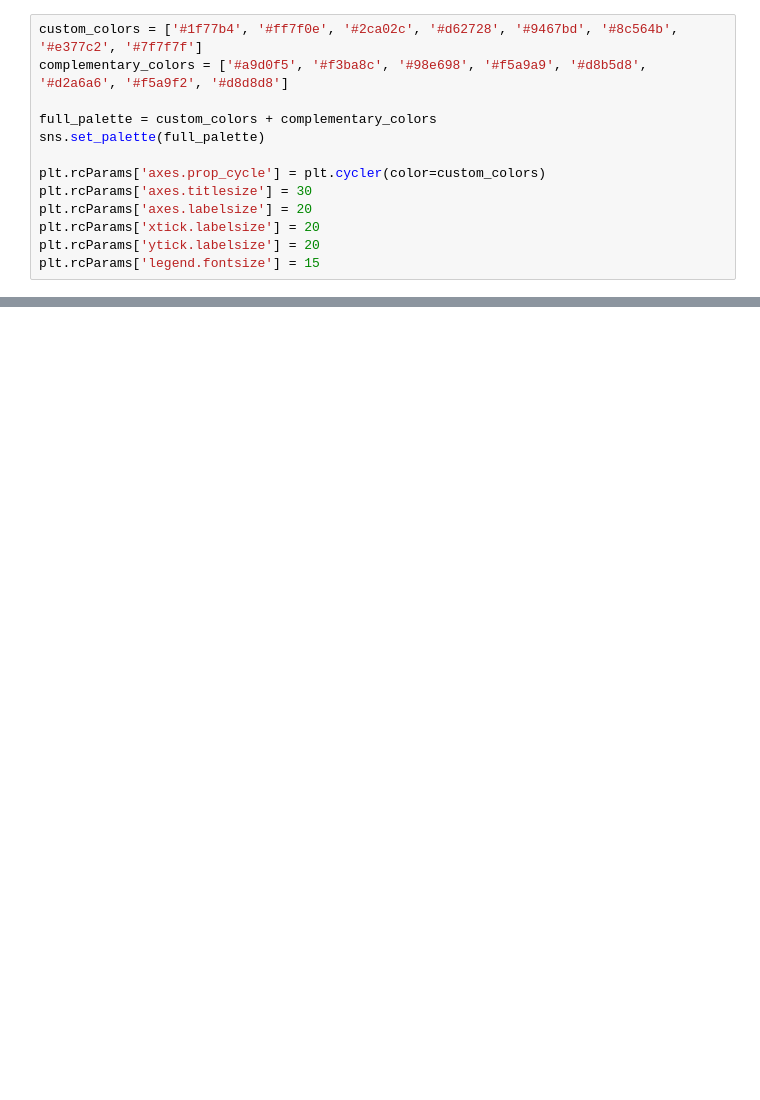
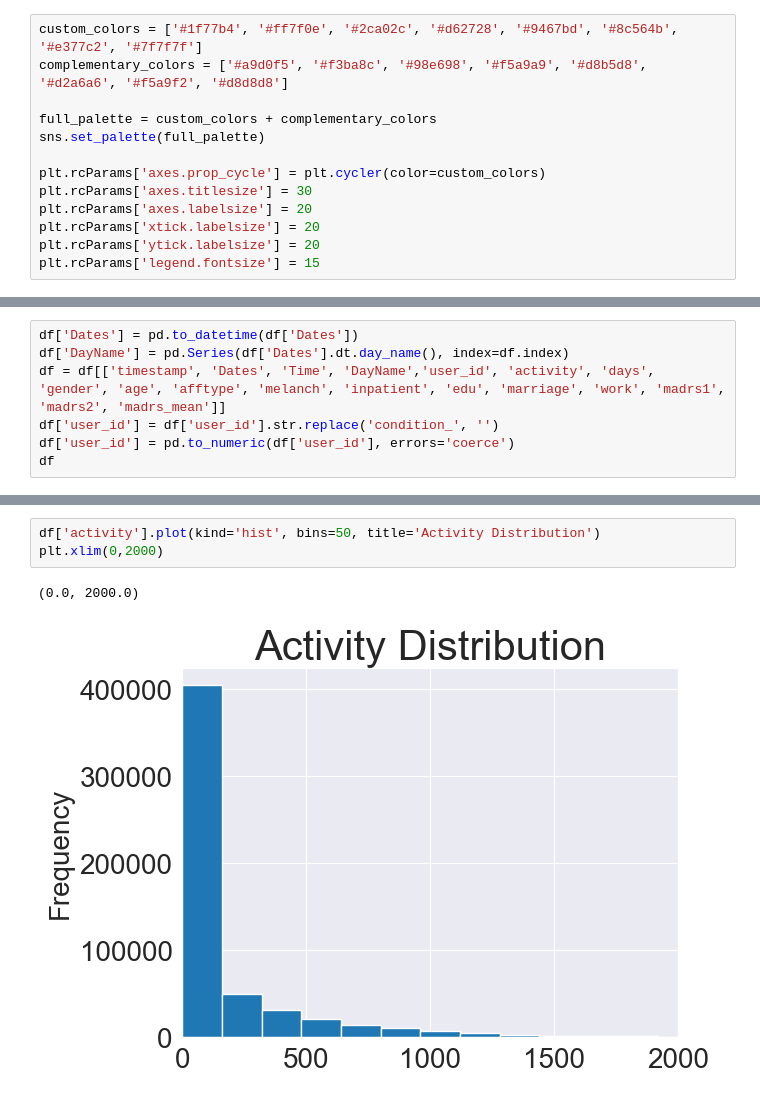
Before and after one commit to kcristinaa/-un-fairness-evaluation, a Jupyter notebook: notebooks_data_exploration/depresjon_new_features.ipynb, the cells around one changed output, grey strips where cells are left out. Cells and saved outputs as stored; diff of their text form; blank space fills up the shorter version.

```diff
--- a/notebooks_data_exploration/depresjon_new_features.ipynb
+++ b/notebooks_data_exploration/depresjon_new_features.ipynb
@@ -191,0 +141,7 @@ Random Forest:
+# %%
+df['Dates'] = pd.to_datetime(df['Dates'])
+df['DayName'] = pd.Series(df['Dates'].dt.day_name(), index=df.index)
+df = df[['timestamp', 'Dates', 'Time', 'DayName','user_id', 'activity', 'days', 'gender', 'age', 'afftype', 'melanch', 'inpatient', 'edu', 'marriage', 'work', 'madrs1', 'madrs2', 'madrs_mean']]
+df['user_id'] = df['user_id'].str.replace('condition_', '')
+df['user_id'] = pd.to_numeric(df['user_id'], errors='coerce')
+df
@@ -191,0 +162,6 @@ Random Forest:
+# %%
+df['activity'].plot(kind='hist', bins=50, title='Activity Distribution')
+plt.xlim(0,2000)
+# %% [output]
+(0.0, 2000.0)
+[figure, added]
```
Also changed, not shown: parts of 24 cells of this notebook, 1 other file.
